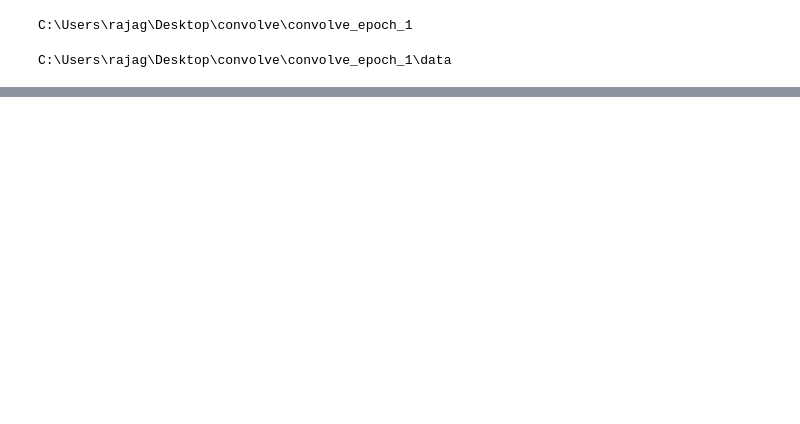
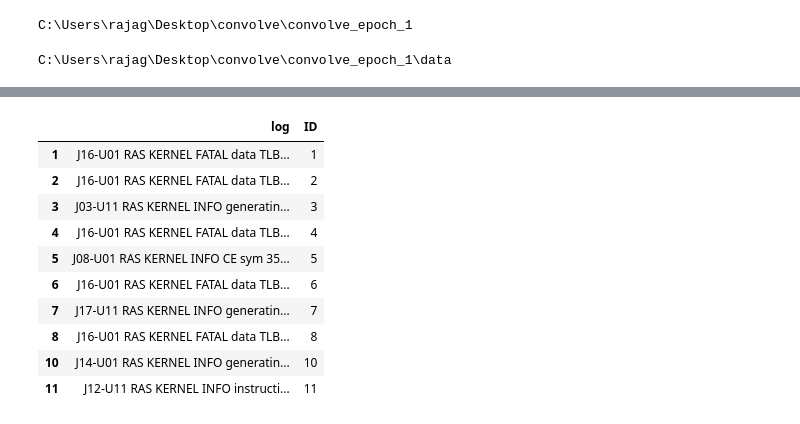
Before and after one commit to goyalpramod/convolve_epoch_1, a Jupyter notebook: notebook/different_ways_one_by_one.ipynb, the cells around one changed output, grey strips where cells are left out. Cells and saved outputs as stored; diff of their text form; code cells hidden in the pictures; blank space fills up the shorter version.

```diff
--- a/notebook/different_ways_one_by_one.ipynb
+++ b/notebook/different_ways_one_by_one.ipynb
@@ -87,0 +327,18 @@ Successfully installed huggingface-hub-0.11.1 tokenizers-0.13.2 transformers-4.2
+# %%
+df_parsed = test.copy(deep=True)
+df_parsed[" Log"]= df_parsed[" Log"].str.split(":", n = 3, expand = False)
+df_temp = df_parsed.copy(deep=True)
+df_temp = pd.DataFrame(df_parsed[' Log'].to_list(), columns=['log1','log2','log3','log4'])
+df_temp['ID'] = df_parsed['ID']
+df4 = df_temp[df_temp['log4'].isnull()].copy(deep=True)
+df5 = df_temp[df_temp['log4'].notnull()].copy(deep=True)
+train1 = df4.drop(['log4', 'log1', 'log2'], axis=1)
+train2 = df5.drop(['log3', 'log1', 'log2'], axis=1)
+train1.rename(columns = {'log3':'log'}, inplace = True)
+train2.rename(columns = {'log4':'log'}, inplace = True)
+tmp_list = [train1,train2]
+train = pd.concat(tmp_list)
+test = train
+# test = train.dropna()
+# %%
+test = test.fillna(test.mode().iloc[0])
@@ -87,0 +357,14 @@ Successfully installed huggingface-hub-0.11.1 tokenizers-0.13.2 transformers-4.2
+# %%
+test.head(10)
+# %% [output]
+|  | log | ID |
+| 1 | J16-U01 RAS KERNEL FATAL data TLB... | 1 |
+| 2 | J16-U01 RAS KERNEL FATAL data TLB... | 2 |
+| 3 | J03-U11 RAS KERNEL INFO generatin... | 3 |
+| 4 | J16-U01 RAS KERNEL FATAL data TLB... | 4 |
+| 5 | J08-U01 RAS KERNEL INFO CE sym 35... | 5 |
+| 6 | J16-U01 RAS KERNEL FATAL data TLB... | 6 |
+| 7 | J17-U11 RAS KERNEL INFO generatin... | 7 |
+| 8 | J16-U01 RAS KERNEL FATAL data TLB... | 8 |
+| 10 | J14-U01 RAS KERNEL INFO generatin... | 10 |
+| 11 | J12-U11 RAS KERNEL INFO instructi... | 11 |
```
Also changed, not shown: parts of 70 cells of this notebook, 1 other file.
